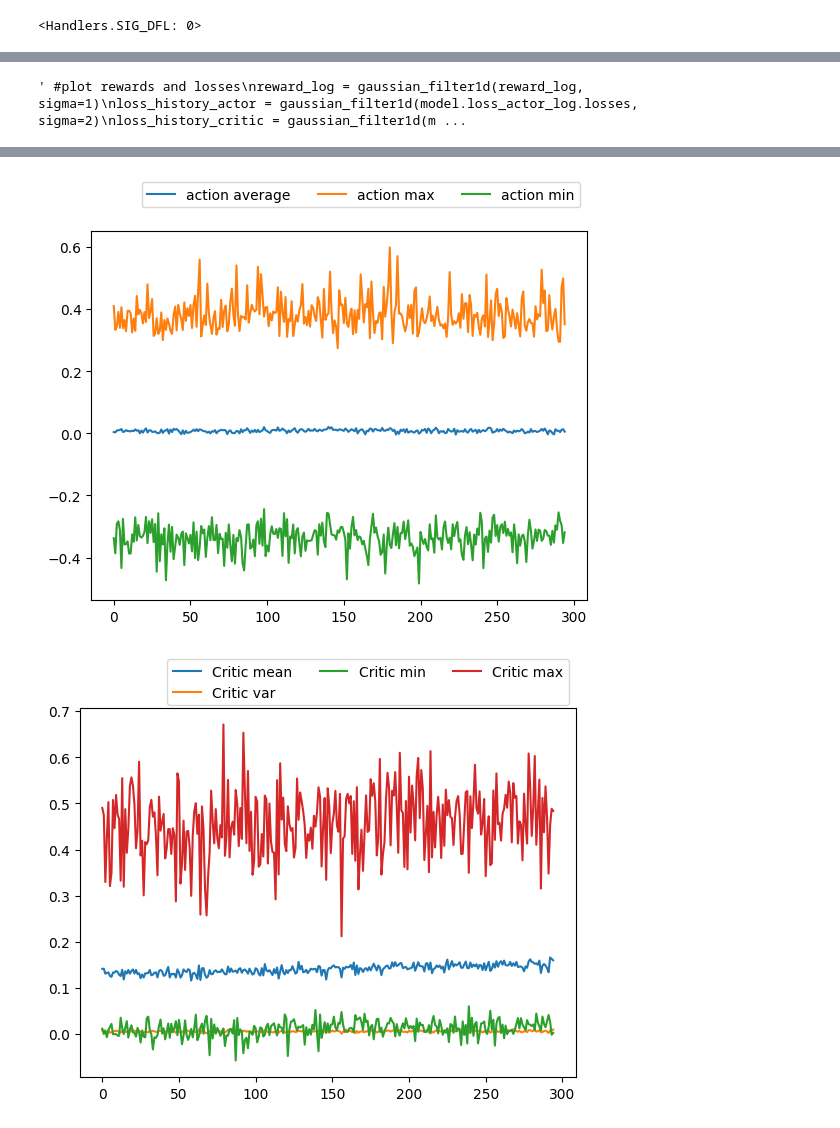
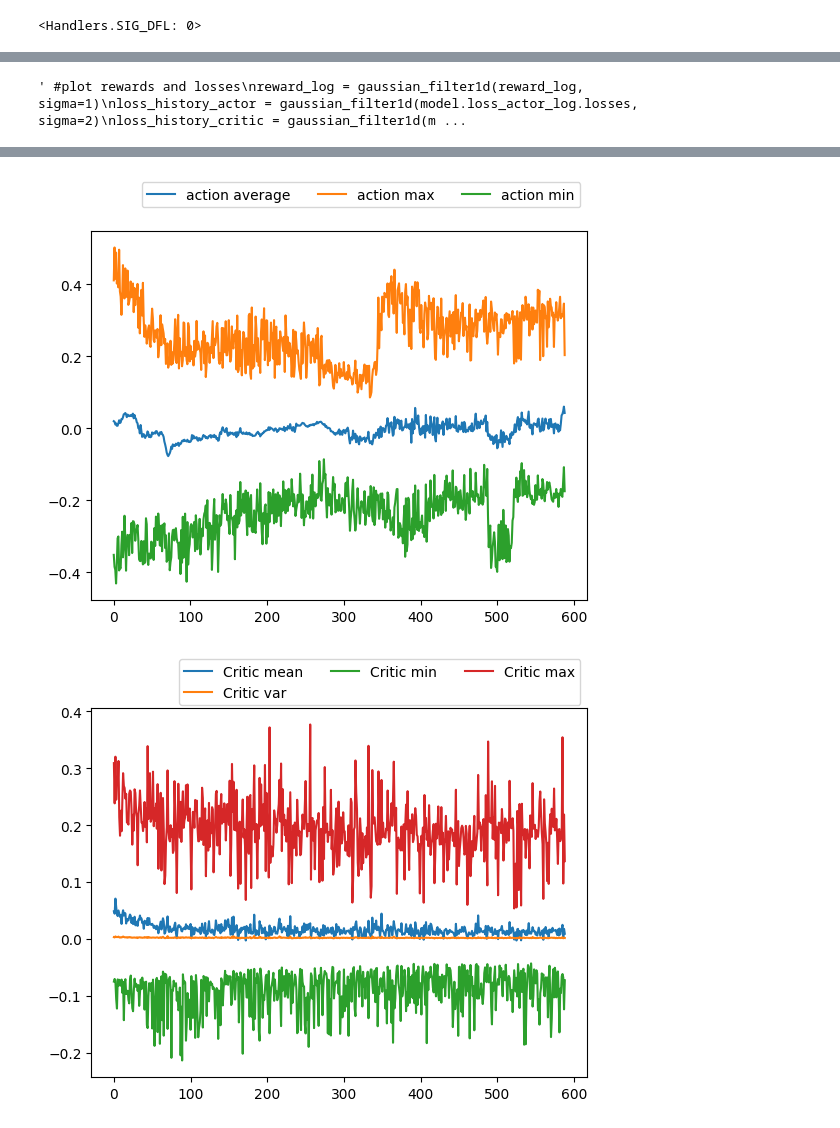
Before and after one commit to Atarilab/ATARI_2DOF_Drawing_Bot, a Jupyter notebook: code/api/main.ipynb, the cells around one changed output, grey strips where cells are left out. Drawn from its saved outputs; the diff is of its cells as text; code cells hidden in the pictures.

```diff
--- a/code/api/main.ipynb
+++ b/code/api/main.ipynb
@@ -165,9 +165,9 @@ def training_cycle(cycle_index, num_of_cycles):
         trajectory, template = get_template()
 
         random_action_prob = 0
-        RANDOM_CUTOFF = 0
+        RANDOM_CUTOFF = 1000
         if cycle_index < RANDOM_CUTOFF:
-            random_action_prob = np.random.random() * (0.005 - (cycle_index/(RANDOM_CUTOFF * 200))) + 0.000001# * pow(0.998, cycle_index)# - (cycle_index/(12*num_of_cycles))
+            random_action_prob = RANDOM_ACTION_PROBABILITY * (RANDOM_ACTION_DECAY ** cycle_index) #np.random.random() * (0.005 - (cycle_index/(RANDOM_CUTOFF * 200))) + 0.000001
 
         train_actor = False
         if cycle_index >= 0:
@@ -203,7 +203,7 @@ def training_cycle(cycle_index, num_of_cycles):
         if 0:
             gc.collect()
 # %%
-NUM_OF_CYCLES = 200
+NUM_OF_CYCLES = 600
 inital_weights = []
 
 for layer in model.critic.layers:
@@ -259,2 +259,2 @@ Cylce: 299      Exploration factor: 0   Reward: 0.9205458151143894
-[figure, old version]
+[figure, new version]
-[figure, old version]
+[figure, new version]
```
Also changed, not shown: parts of 2 cells of this notebook, 3 other files.
